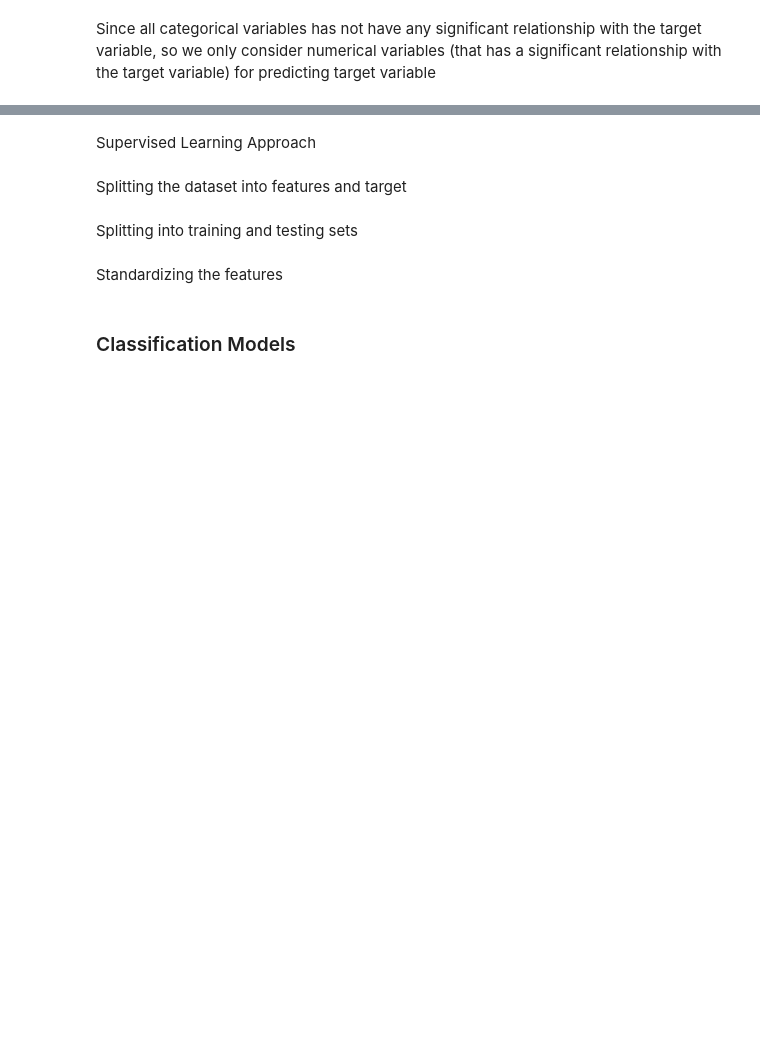
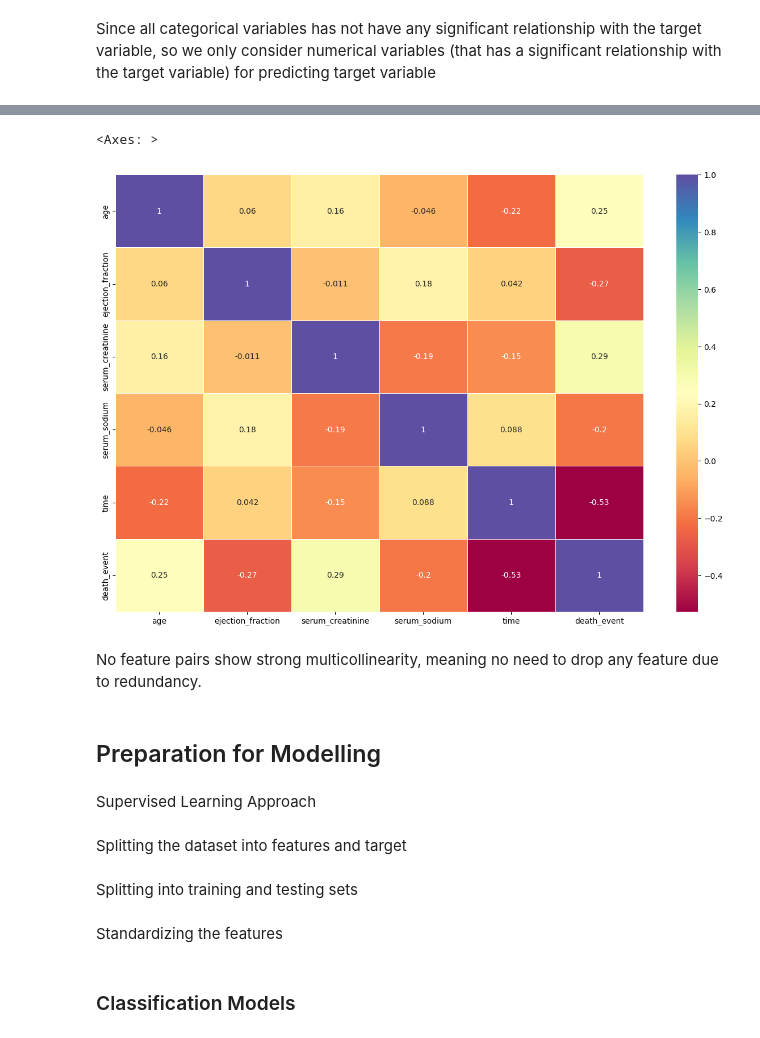
Before and after one commit to thisishasan/slda, a Jupyter notebook: code.ipynb, the cells around one changed output, grey strips where cells are left out. Drawn from its saved outputs; the diff is of its cells as text; code cells hidden in the pictures; blank space fills up the shorter version.

```diff
--- a/code.ipynb
+++ b/code.ipynb
@@ -457,0 +456,4 @@ TODO! Earlier we have identified some outliers in numerical variables (ejection_
+# %%
+columns_to_keep = numerical_vars + target_vars
+df = df[columns_to_keep]
+df.head()
@@ -458,3 +481,13 @@ TODO! Earlier we have identified some outliers in numerical variables (ejection_
+# %%
+plt.figure(figsize = (15, 10))
+sns.heatmap(data = df.corr(), cmap = "Spectral", annot = True, linewidths = 0.5)
+# %% [output]
+<Axes: >
+[figure, added]
+# %% [markdown]
+No feature pairs show strong multicollinearity, meaning no need to drop any feature due to redundancy.
+# %% [markdown]
+## Preparation for Modelling
 # %% [markdown]
 Supervised Learning Approach
 # %% [markdown]
```
Also changed, not shown: parts of 7 cells of this notebook.
